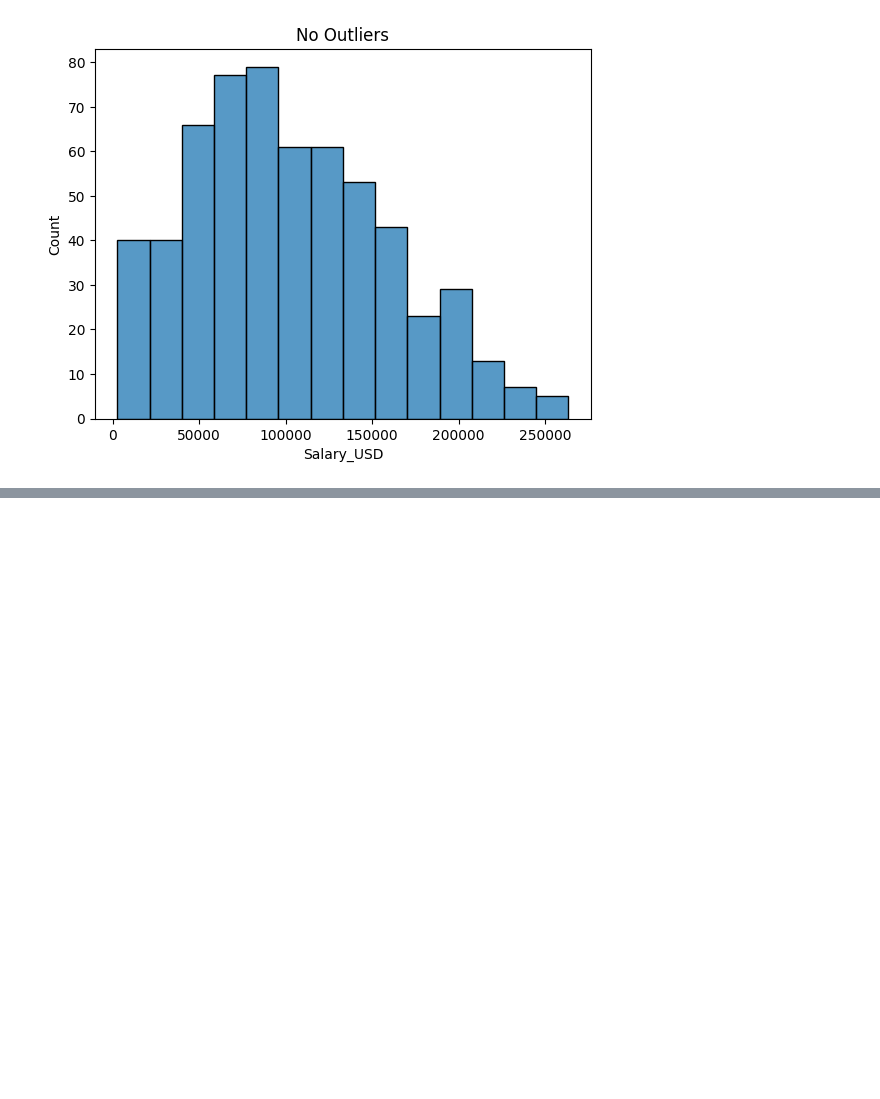
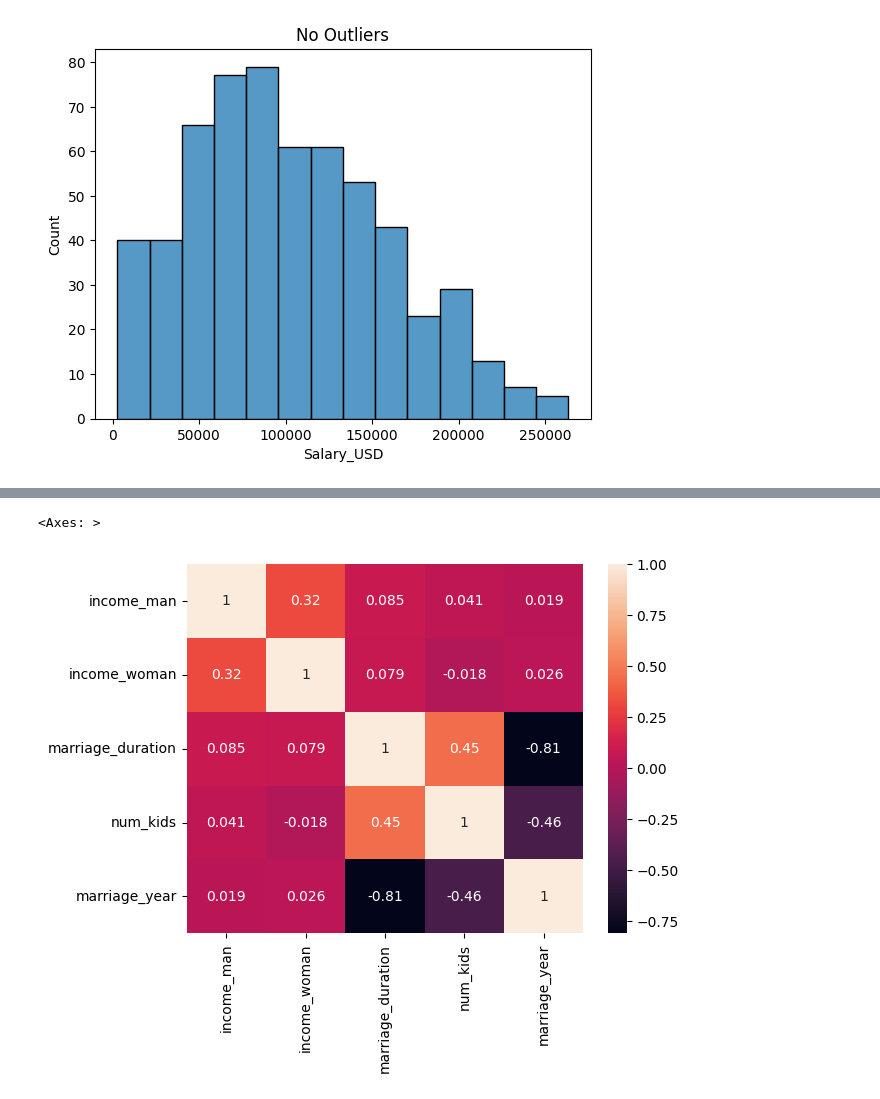
Before and after one commit to andrewch28/DataCamp, a Jupyter notebook: 10)EDA.ipynb, the cells around one changed output, grey strips where cells are left out. Cells and saved outputs as stored; diff of their text form; code cells hidden in the pictures; blank space fills up the shorter version.

```diff
--- a/10)EDA.ipynb
+++ b/10)EDA.ipynb
@@ -505,0 +588,2 @@ plt.show()
+# %%
+divorce["marriage_year"] = divorce["marriage_date"].dt.year
@@ -505,0 +599,7 @@ plt.show()
+# %%
+sns.heatmap(
+    divorce[["income_man", "income_woman", "marriage_duration", "num_kids", "marriage_year"]].corr(),
+    annot=True)
+# %% [output]
+<Axes: >
+[figure, added]
```
Also changed, not shown: parts of 46 cells of this notebook, 1 other file.
